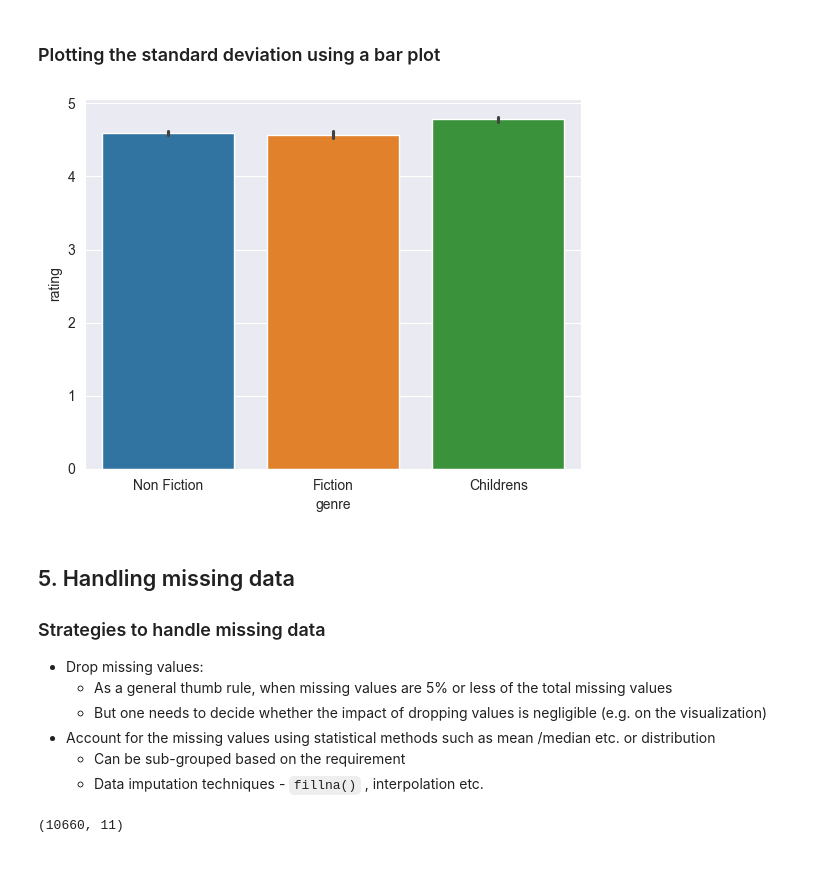
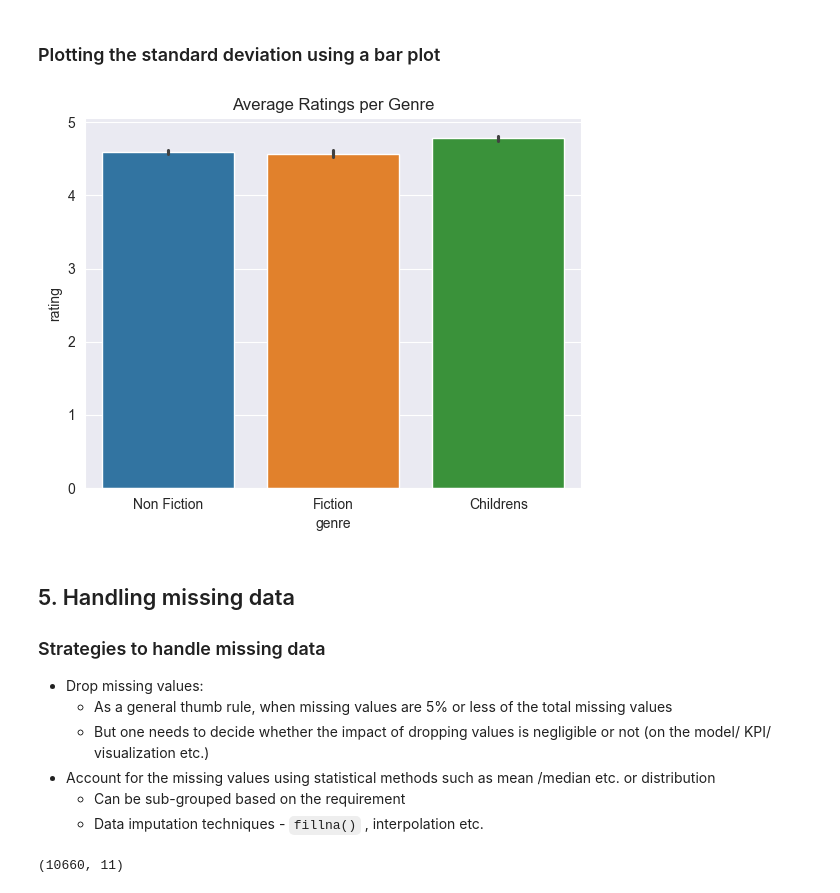
Before and after one commit to abhijeet-bhambere/exploratory_data_analysis, a Jupyter notebook: EDA_In_Python.ipynb, the cells around one changed output. Drawn from its saved outputs; the diff is of its cells as text; code cells hidden in the pictures; blank space fills up the shorter version.

```diff
--- a/EDA_In_Python.ipynb
+++ b/EDA_In_Python.ipynb
@@ -306,15 +309,16 @@ memory usage: 13.8+ KB
 ### Plotting the standard deviation using a bar plot
 # %%
 sns.barplot(data=books,x="genre",y="rating",hue="genre")
+plt.title("Average Ratings per Genre")
 plt.show()
 # %% [output]
-[figure, old version]
+[figure, new version]
 # %% [markdown]
 ## 5. Handling missing data
 ### Strategies to handle missing data
 - Drop missing values:
     - As a general thumb rule, when missing values are  5% or less of the total missing values
-    - But one needs to decide whether the impact of dropping values is negligible (e.g. on the visualization)
+    - But one needs to decide whether the impact of dropping values is negligible or not (on the model/ KPI/ visualization etc.)
 - Account for the missing values using statistical methods such as mean /median etc. or distribution
     - Can be sub-grouped based on the requirement
     - Data imputation techniques - `fillna()` ,  interpolation etc.
```
Also changed, not shown: parts of 39 cells of this notebook.
